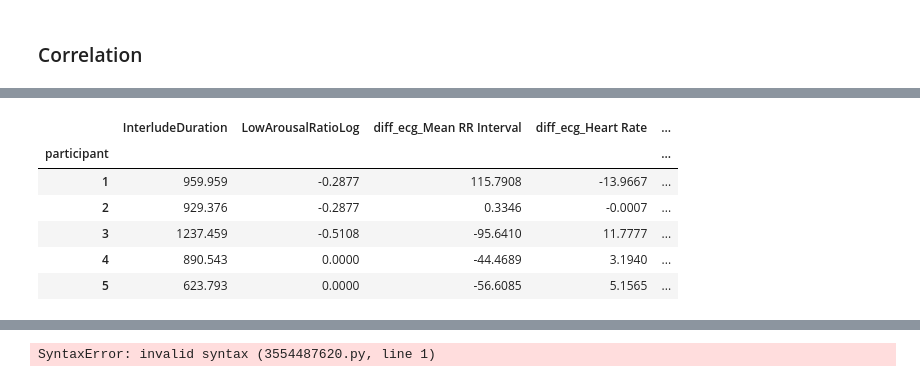
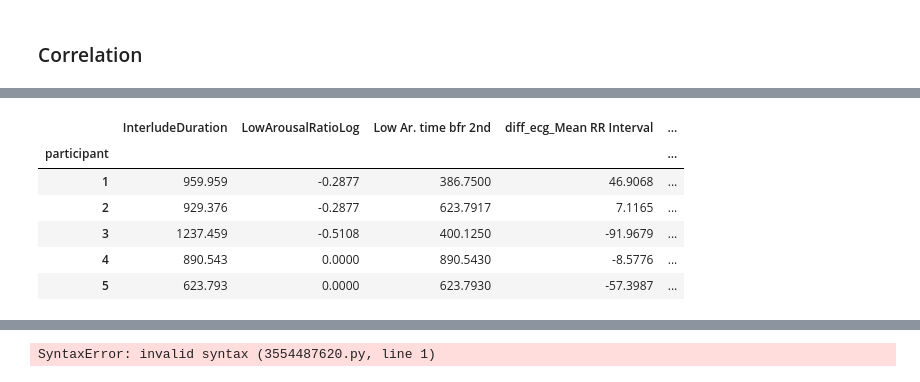
Before and after one commit to ChristosP1/CASE_project, a Jupyter notebook: FINAL_full_analysis_notebook.ipynb, the cells around one changed output, grey strips where cells are left out. Drawn from its saved outputs; the diff is of its cells as text; code cells hidden in the pictures.

```diff
--- a/FINAL_full_analysis_notebook.ipynb
+++ b/FINAL_full_analysis_notebook.ipynb
@@ -853,18 +826,18 @@ orig_data.head()
-# %%
-# Keep only relevant columns (differences)
-#relevant_columns = ['InterludeDuration', 'LowArousalRatioLog', 'diff_ecg_Mean RR Interval', 'diff_ecg_Heart Rate', 'diff_ecg_HRV SDNN', 'diff_gsr_Peak Amplitude', 'diff_gsr_SCR', 'diff_gsr_SCL']
-relevant_columns = ['participant', 'InterludeDuration', 'LowArousalRatioLog', 'diff_ecg_Mean RR Interval', 'diff_ecg_Heart Rate', 'diff_gsr_Peak Amplitude', 'diff_gsr_SCL']
-orig_data = orig_data[relevant_columns]
-orig_data = orig_data.set_index('participant', drop=True)
-orig_data.head()
-# %% [output]
-|  | InterludeDuration | LowArousalRatioLog | diff_ecg_Mean RR Interval | diff_ecg_Heart Rate | ... |
-| participant |  |  |  |  | ... |
-| 1 | 959.959 | -0.2877 | 115.7908 | -13.9667 | ... |
-| 2 | 929.376 | -0.2877 | 0.3346 | -0.0007 | ... |
-| 3 | 1237.459 | -0.5108 | -95.6410 | 11.7777 | ... |
-| 4 | 890.543 | 0.0000 | -44.4689 | 3.1940 | ... |
-| 5 | 623.793 | 0.0000 | -56.6085 | 5.1565 | ... |
+# %%
+# Keep only relevant columns (differences)
+#relevant_columns = ['InterludeDuration', 'LowArousalRatioLog', 'diff_ecg_Mean RR Interval', 'diff_ecg_Heart Rate', 'diff_ecg_HRV SDNN', 'diff_gsr_Peak Amplitude', 'diff_gsr_SCR', 'diff_gsr_SCL']
+relevant_columns = ['participant', 'InterludeDuration', 'LowArousalRatioLog', 'Low Ar. time bfr 2nd', 'diff_ecg_Mean RR Interval', 'diff_ecg_Heart Rate', 'diff_gsr_Peak Amplitude', 'diff_gsr_SCL']
+orig_data = orig_data[relevant_columns]
+orig_data = orig_data.set_index('participant', drop=True)
+orig_data.head()
+# %% [output]
+|  | InterludeDuration | LowArousalRatioLog | Low Ar. time bfr 2nd | diff_ecg_Mean RR Interval | ... |
+| participant |  |  |  |  | ... |
+| 1 | 959.959 | -0.2877 | 386.7500 | 46.9068 | ... |
+| 2 | 929.376 | -0.2877 | 623.7917 | 7.1165 | ... |
+| 3 | 1237.459 | -0.5108 | 400.1250 | -91.9679 | ... |
+| 4 | 890.543 | 0.0000 | 890.5430 | -8.5776 | ... |
+| 5 | 623.793 | 0.0000 | 623.7930 | -57.3987 | ... |
 # %%
 # Calculate the Pearson correlation matrix
 correlation_matrix = orig_data.corr(method='pearson')
```
Also changed, not shown: parts of 8 cells of this notebook.
